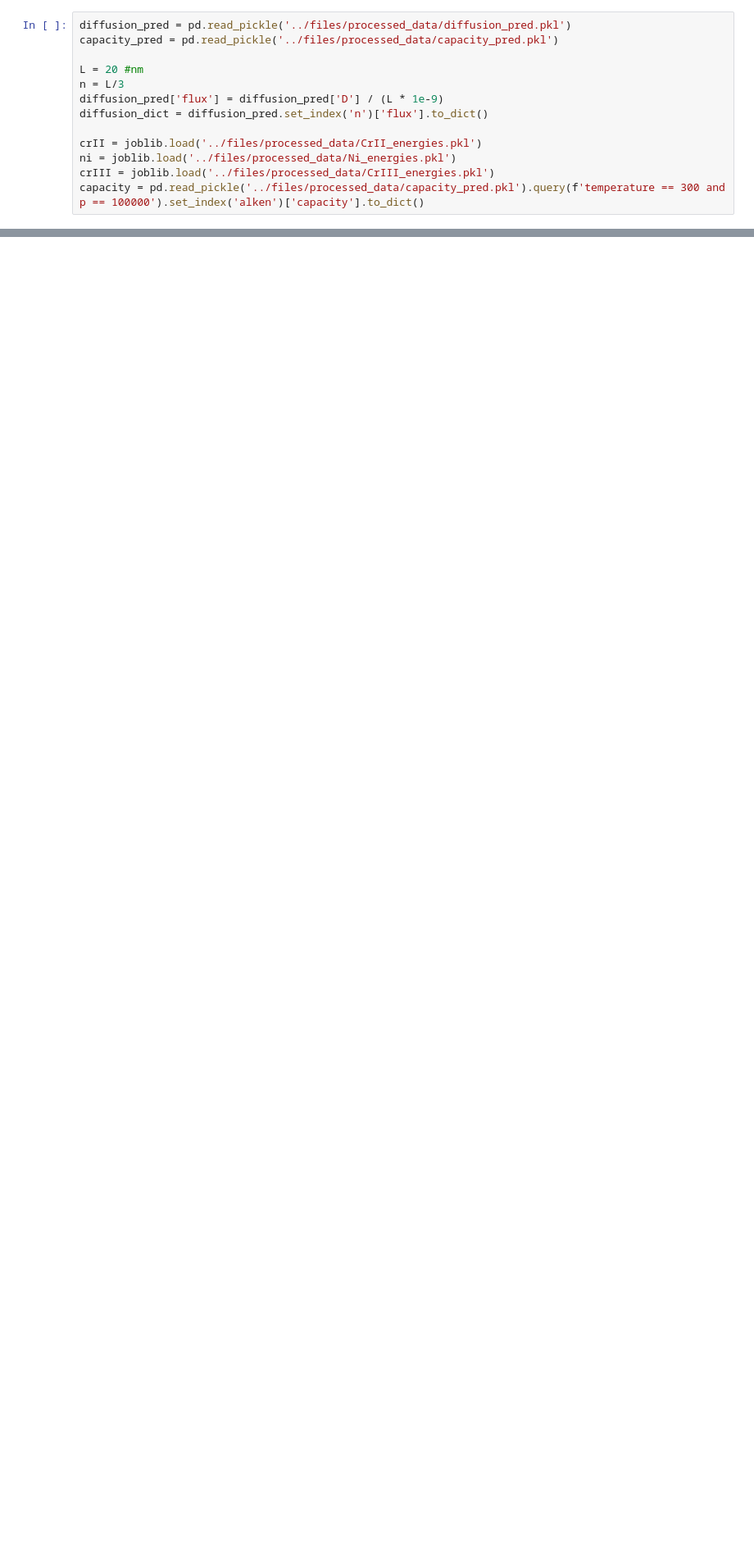
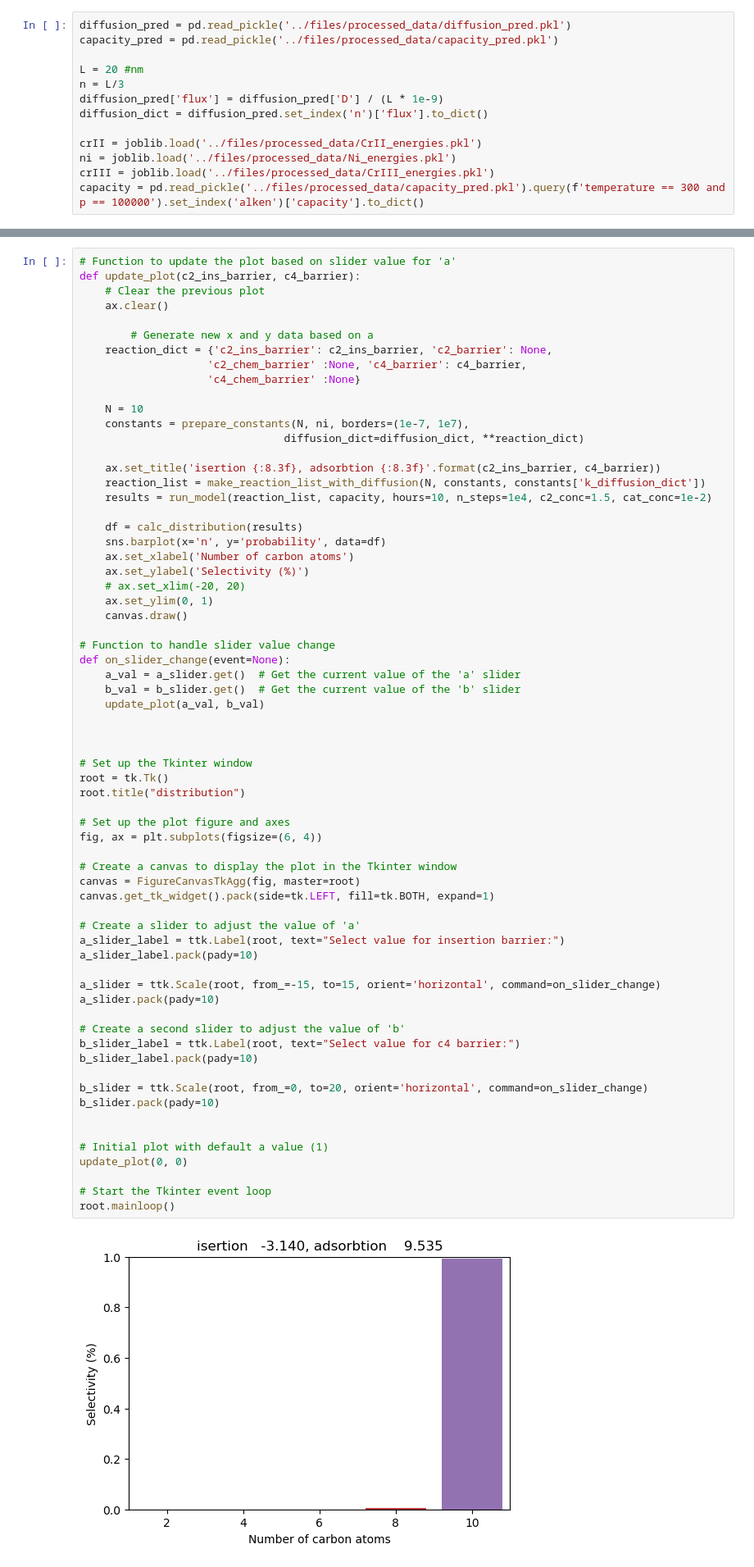
Before and after one commit to aleksandravdoshin/master_equation_solver, a Jupyter notebook: notebooks/Simulate_distribution.ipynb, the cells around one changed output, grey strips where cells are left out. Shown at 82% size. Cells and saved outputs as stored; diff of their text form; blank space fills up the shorter version.

```diff
--- a/notebooks/Simulate_distribution.ipynb
+++ b/notebooks/Simulate_distribution.ipynb
@@ -283,0 +300,68 @@ results
+# %%
+# Function to update the plot based on slider value for 'a'
+def update_plot(c2_ins_barrier, c4_barrier):
+    # Clear the previous plot
+    ax.clear()
+
+        # Generate new x and y data based on a
+    reaction_dict = {'c2_ins_barrier': c2_ins_barrier, 'c2_barrier': None,
+                    'c2_chem_barrier' :None, 'c4_barrier': c4_barrier,
+                    'c4_chem_barrier' :None}
+
+    N = 10
+    constants = prepare_constants(N, ni, borders=(1e-7, 1e7),
+                                diffusion_dict=diffusion_dict, **reaction_dict)
+
+    ax.set_title('isertion {:8.3f}, adsorbtion {:8.3f}'.format(c2_ins_barrier, c4_barrier))
+    reaction_list = make_reaction_list_with_diffusion(N, constants, constants['k_diffusion_dict'])
+    results = run_model(reaction_list, capacity, hours=10, n_steps=1e4, c2_conc=1.5, cat_conc=1e-2)
+
+    df = calc_distribution(results)
+    sns.barplot(x='n', y='probability', data=df)
+    ax.set_xlabel('Number of carbon atoms')
+    ax.set_ylabel('Selectivity (%)')
+    # ax.set_xlim(-20, 20)
+    ax.set_ylim(0, 1)
+    canvas.draw()
+
+# Function to handle slider value change
+def on_slider_change(event=None):
+    a_val = a_slider.get()  # Get the current value of the 'a' slider
+    b_val = b_slider.get()  # Get the current value of the 'b' slider
+    update_plot(a_val, b_val)
+
+
+
+# Set up the Tkinter window
+root = tk.Tk()
+root.title("distribution")
+
+# Set up the plot figure and axes
+fig, ax = plt.subplots(figsize=(6, 4))
+
+# Create a canvas to display the plot in the Tkinter window
+canvas = FigureCanvasTkAgg(fig, master=root)
+canvas.get_tk_widget().pack(side=tk.LEFT, fill=tk.BOTH, expand=1)
+
+# Create a slider to adjust the value of 'a'
+a_slider_label = ttk.Label(root, text="Select value for insertion barrier:")
+a_slider_label.pack(pady=10)
+
+a_slider = ttk.Scale(root, from_=-15, to=15, orient='horizontal', command=on_slider_change)
+a_slider.pack(pady=10)
+
+# Create a second slider to adjust the value of 'b'
+b_slider_label = ttk.Label(root, text="Select value for c4 barrier:")
+b_slider_label.pack(pady=10)
+
+b_slider = ttk.Scale(root, from_=0, to=20, orient='horizontal', command=on_slider_change)
+b_slider.pack(pady=10)
+
+
+# Initial plot with default a value (1)
+update_plot(0, 0)
+
+# Start the Tkinter event loop
+root.mainloop()
+# %% [output]
+[figure, added]
```
Also changed, not shown: parts of 2 cells of this notebook, 1 other file.
